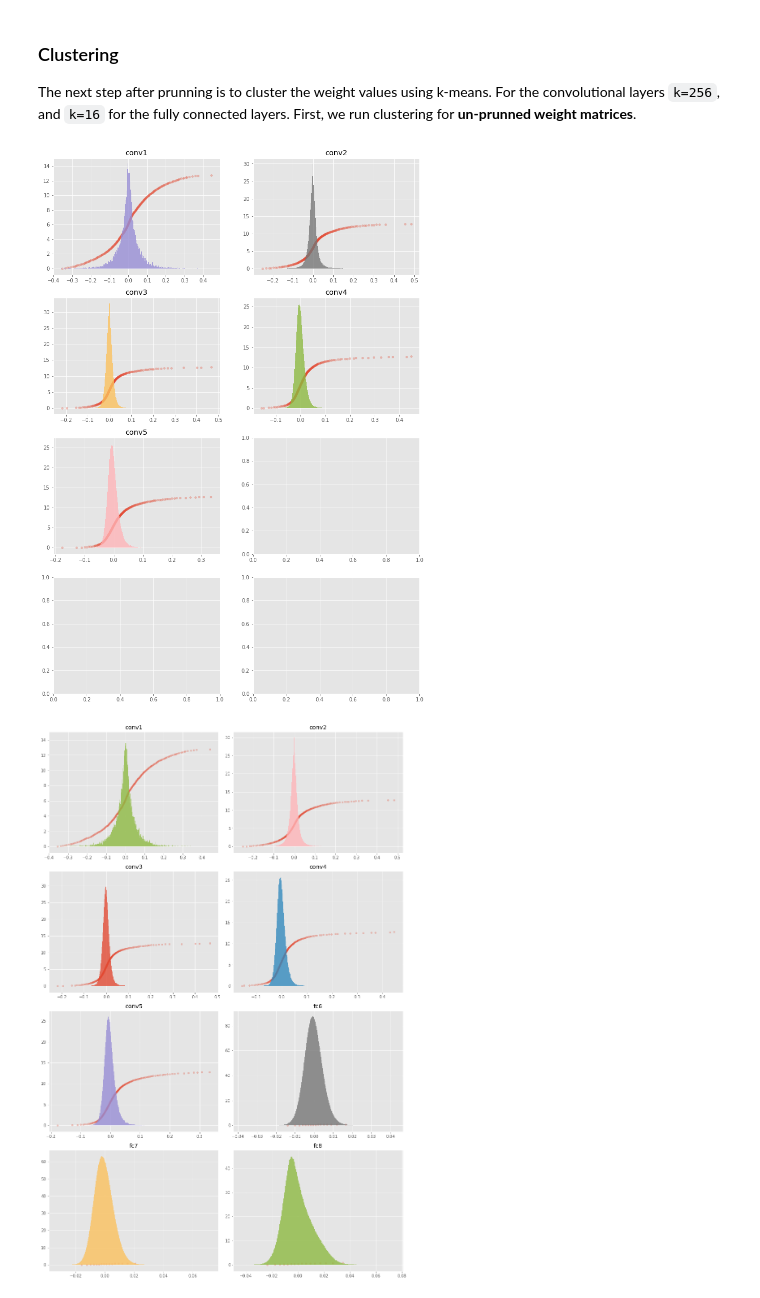
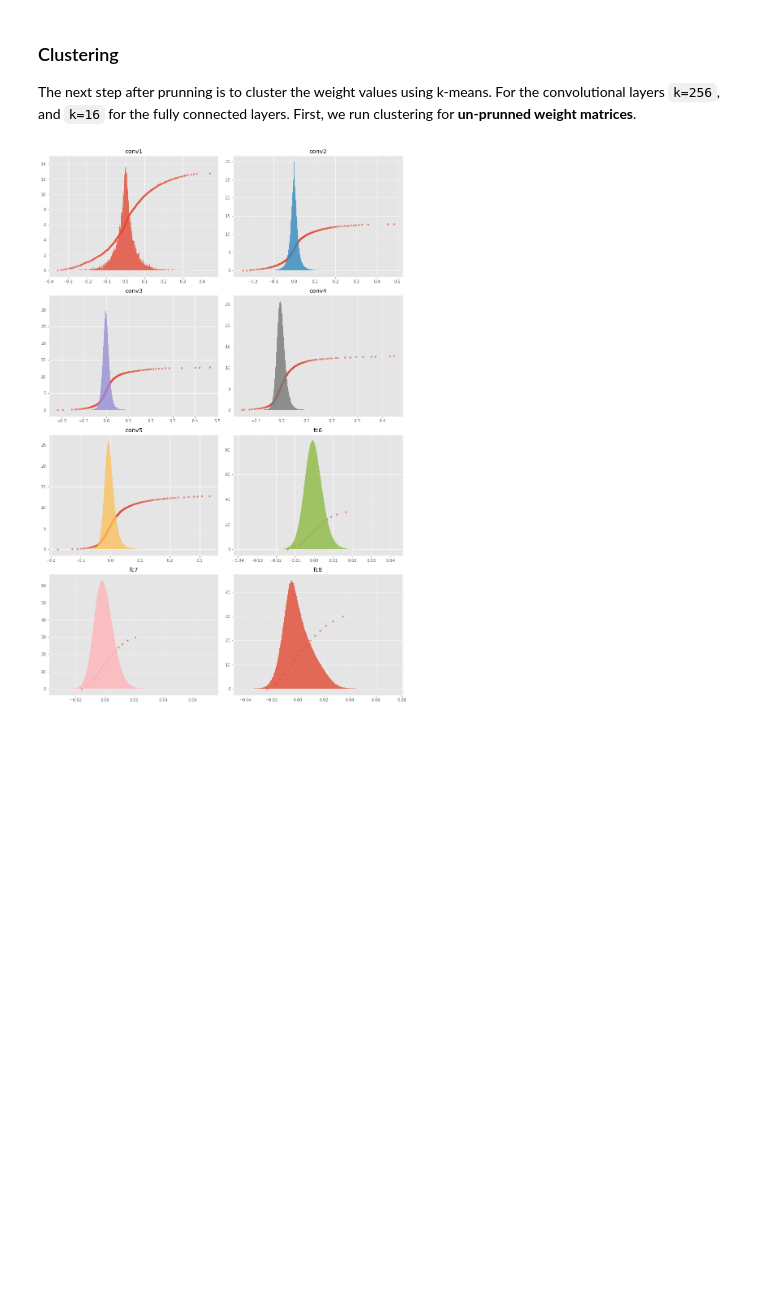
Before and after one commit to net-titech/CREST-Deep-M, a Jupyter notebook: notebooks/weight-clustering.ipynb, the cells around one changed output. Drawn from its saved outputs; the diff is of its cells as text; code cells hidden in the pictures; blank space fills up the shorter version.

Commit message:
save as image

```diff
--- a/notebooks/weight-clustering.ipynb
+++ b/notebooks/weight-clustering.ipynb
@@ -231,34 +231,33 @@ fc8_k = KMeans(n_clusters=16, random_state=0).fit(weights['fc8'].reshape(-1,1))
 # %%
 def histogram_kmeans(ax, flat, kmeans, norm=20):
     histogram(ax, flat)
     tmp = np.ones_like(kmeans.cluster_centers_)
     idx = ((np.cumsum(tmp)) - 1) / norm
-    ax.scatter(sorted(kmeans.cluster_centers_), idx, s=16, alpha=0.3)
+    ax.scatter(sorted(kmeans.cluster_centers_), idx, s=16, alpha=0.6)
 
 plt.close()
 fig, ax = plt.subplots(nrows=4, ncols=2, figsize=(12.8,19.2))
 
 histogram_kmeans(ax[0,0], conv1_f, conv1_k)
 ax[0,0].set_title("conv1")
 histogram_kmeans(ax[0,1], conv2_f, conv2_k)
 ax[0,1].set_title("conv2")
 histogram_kmeans(ax[1,0], conv3_f, conv3_k)
 ax[1,0].set_title("conv3")
 histogram_kmeans(ax[1,1], conv4_f, conv4_k)
 ax[1,1].set_title("conv4")
 histogram_kmeans(ax[2,0], conv5_f, conv5_k)
 ax[2,0].set_title("conv5")
-histogram_kmeans(ax[2,1], fc6_f, fc6_k)
+histogram_kmeans(ax[2,1], fc6_f, fc6_k, norm=0.5)
 ax[2,1].set_title("fc6")
-histogram_kmeans(ax[3,0], fc7_f, fc7_k)
+histogram_kmeans(ax[3,0], fc7_f, fc7_k, norm=0.5)
 ax[3,0].set_title("fc7")
-histogram_kmeans(ax[3,1], fc8_f, fc8_k)
+histogram_kmeans(ax[3,1], fc8_f, fc8_k, norm=0.5)
 ax[3,1].set_title("fc8")
 fig.tight_layout()
 
 
 plt.show()
 plt.close()
 # %% [output]
-[figure, old version]
+[figure, new version]
-[figure, removed]
```
Also changed, not shown: parts of 5 cells of this notebook, 17 other files.
